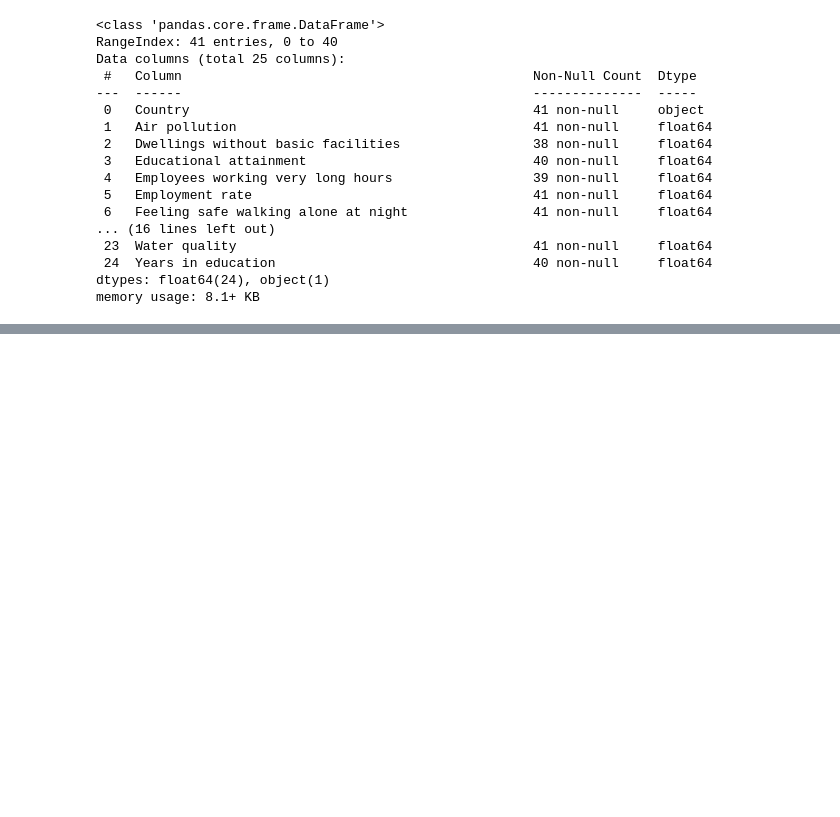
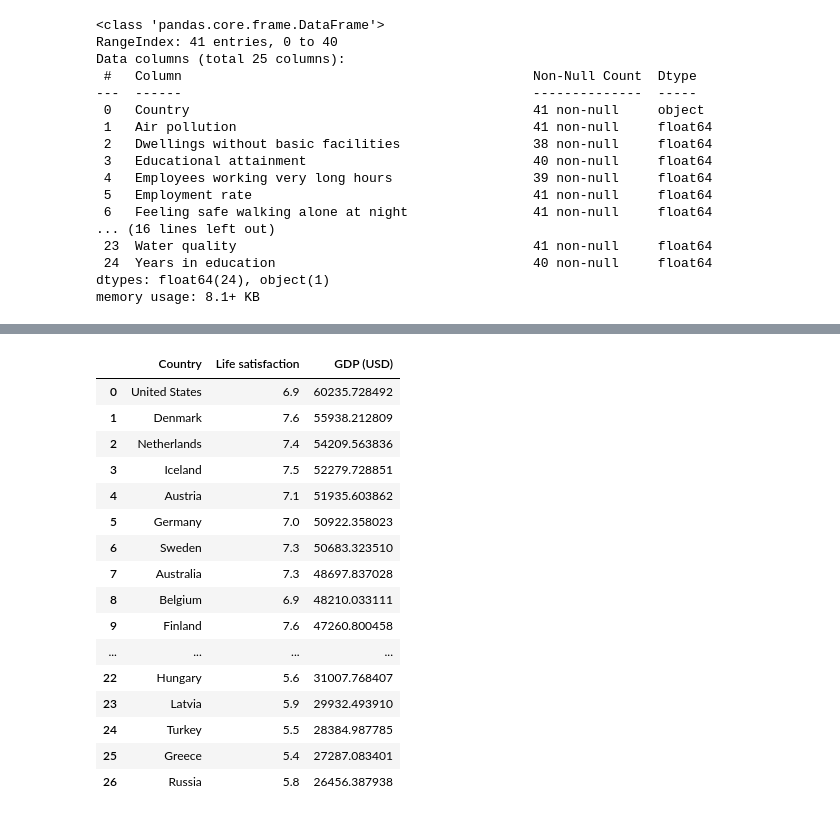
Before and after one commit to bgnatowski/deep-learning-24, a Jupyter notebook: 01_krajobraz_uczenia_maszynowego.ipynb, the cells around one changed output, grey strips where cells are left out. Saved outputs shown, nothing was run; the diff lists cells and outputs as text; code cells hidden in the pictures; blank space fills up the shorter version.

```diff
--- a/01_krajobraz_uczenia_maszynowego.ipynb
+++ b/01_krajobraz_uczenia_maszynowego.ipynb
@@ -231,4 +231,22 @@ country_stats = full_country_stats[(full_country_stats["GDP"]>=min_gdp) & (full_
 country_stats.to_csv(datapath / "lifestat.csv", index=False)
 # %%
-lifestat = pd.read_csv("data/lifestat/lifestat.csv")
+lifestat = pd.read_csv(datapath / "lifestat.csv")
 lifestat
+# %% [output]
+|  | Country | Life satisfaction | GDP (USD) |
+| 0 | United States | 6.9 | 60235.728492 |
+| 1 | Denmark | 7.6 | 55938.212809 |
+| 2 | Netherlands | 7.4 | 54209.563836 |
+| 3 | Iceland | 7.5 | 52279.728851 |
+| 4 | Austria | 7.1 | 51935.603862 |
+| 5 | Germany | 7.0 | 50922.358023 |
+| 6 | Sweden | 7.3 | 50683.323510 |
+| 7 | Australia | 7.3 | 48697.837028 |
+| 8 | Belgium | 6.9 | 48210.033111 |
+| 9 | Finland | 7.6 | 47260.800458 |
+| ... | ... | ... | ... |
+| 22 | Hungary | 5.6 | 31007.768407 |
+| 23 | Latvia | 5.9 | 29932.493910 |
+| 24 | Turkey | 5.5 | 28384.987785 |
+| 25 | Greece | 5.4 | 27287.083401 |
+| 26 | Russia | 5.8 | 26456.387938 |
```
Also changed, not shown: parts of 5 cells of this notebook.
